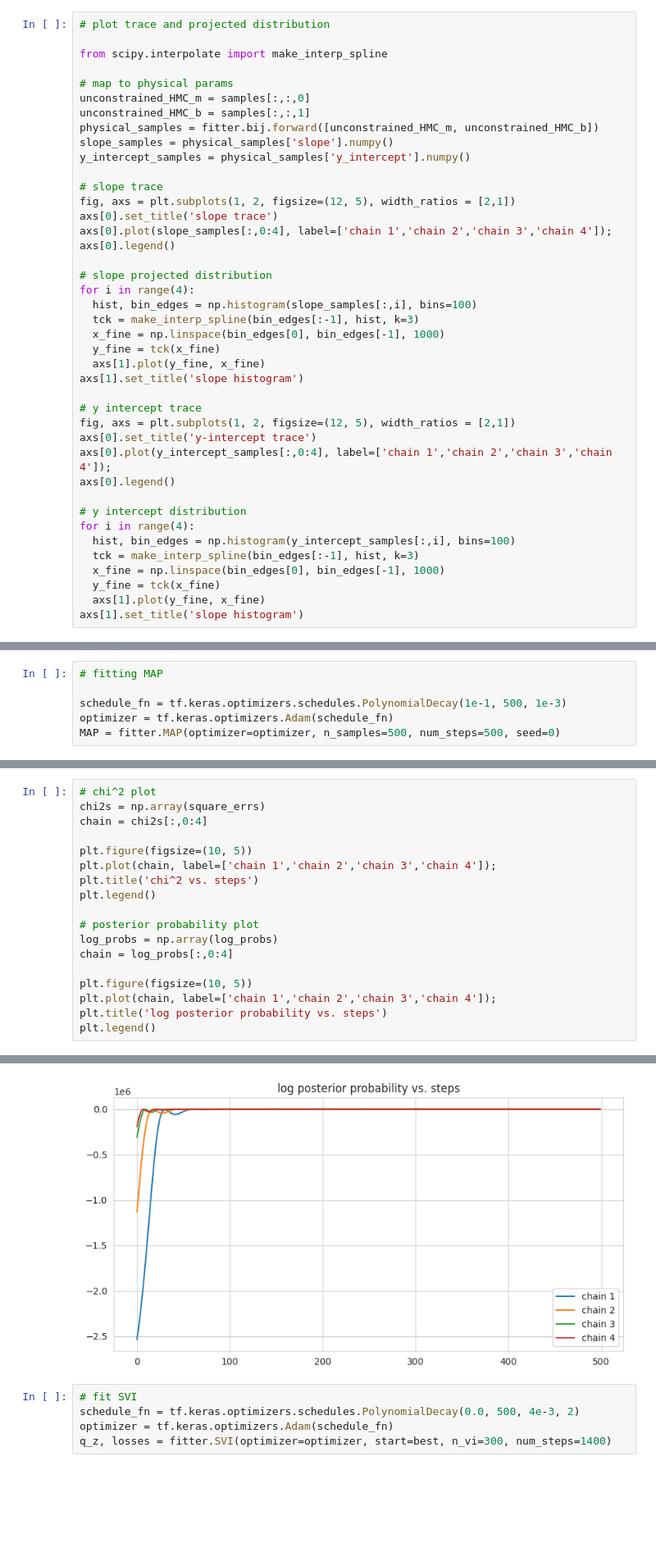
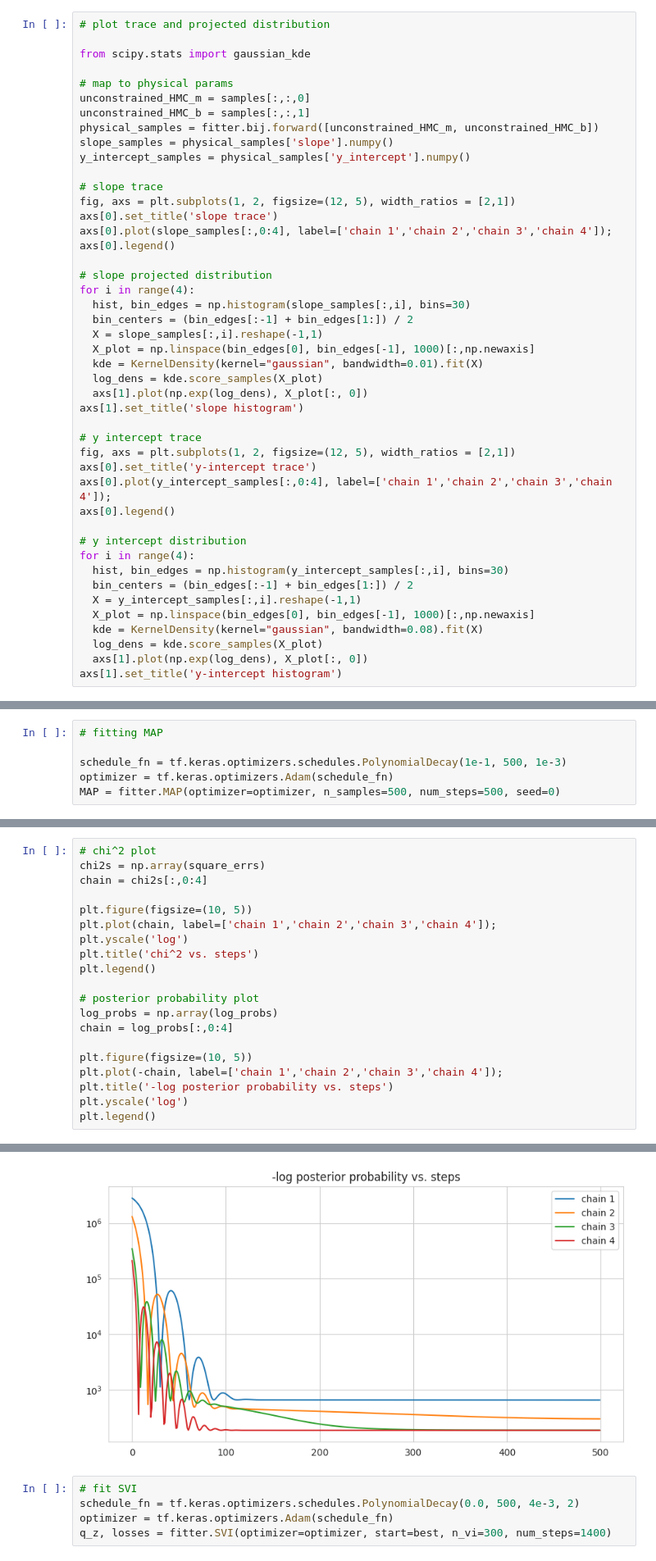
Before and after one commit to mtamar/linear_glens, a Jupyter notebook: gigalens_linefit.ipynb, the cells around one changed output, grey strips where cells are left out. Shown at 82% size. Drawn from its saved outputs; the diff is of its cells as text; blank space fills up the shorter version.

```diff
--- a/gigalens_linefit.ipynb
+++ b/gigalens_linefit.ipynb
@@ -431,7 +427,7 @@ samples, sample_stats = fitter.HMC(q_z, n_hmc=50, init_eps=0.3, init_l=3, max_le
 # %%
 # plot trace and projected distribution
 
-from scipy.interpolate import make_interp_spline
+from scipy.stats import gaussian_kde
 
 # map to physical params
 unconstrained_HMC_m = samples[:,:,0]
@@ -448,11 +444,13 @@ axs[0].legend()
 
 # slope projected distribution
 for i in range(4):
-  hist, bin_edges = np.histogram(slope_samples[:,i], bins=100)
-  tck = make_interp_spline(bin_edges[:-1], hist, k=3)
-  x_fine = np.linspace(bin_edges[0], bin_edges[-1], 1000)
-  y_fine = tck(x_fine)
-  axs[1].plot(y_fine, x_fine)
+  hist, bin_edges = np.histogram(slope_samples[:,i], bins=30)
+  bin_centers = (bin_edges[:-1] + bin_edges[1:]) / 2
+  X = slope_samples[:,i].reshape(-1,1)
+  X_plot = np.linspace(bin_edges[0], bin_edges[-1], 1000)[:,np.newaxis]
+  kde = KernelDensity(kernel="gaussian", bandwidth=0.01).fit(X)
+  log_dens = kde.score_samples(X_plot)
+  axs[1].plot(np.exp(log_dens), X_plot[:, 0])
 axs[1].set_title('slope histogram')
 
 # y intercept trace
@@ -463,10 +461,12 @@ axs[0].legend()
 
 # y intercept distribution
 for i in range(4):
-  hist, bin_edges = np.histogram(y_intercept_samples[:,i], bins=100)
-  tck = make_interp_spline(bin_edges[:-1], hist, k=3)
-  x_fine = np.linspace(bin_edges[0], bin_edges[-1], 1000)
-  y_fine = tck(x_fine)
-  axs[1].plot(y_fine, x_fine)
-axs[1].set_title('slope histogram')
+  hist, bin_edges = np.histogram(y_intercept_samples[:,i], bins=30)
+  bin_centers = (bin_edges[:-1] + bin_edges[1:]) / 2
+  X = y_intercept_samples[:,i].reshape(-1,1)
+  X_plot = np.linspace(bin_edges[0], bin_edges[-1], 1000)[:,np.newaxis]
+  kde = KernelDensity(kernel="gaussian", bandwidth=0.08).fit(X)
+  log_dens = kde.score_samples(X_plot)
+  axs[1].plot(np.exp(log_dens), X_plot[:, 0])
+axs[1].set_title('y-intercept histogram')
 # %% [output]
@@ -806,6 +803,7 @@ chain = chi2s[:,0:4]
 
 plt.figure(figsize=(10, 5))
 plt.plot(chain, label=['chain 1','chain 2','chain 3','chain 4']);
+plt.yscale('log')
 plt.title('chi^2 vs. steps')
 plt.legend()
 
@@ -814,8 +812,9 @@ log_probs = np.array(log_probs)
 chain = log_probs[:,0:4]
 
 plt.figure(figsize=(10, 5))
-plt.plot(chain, label=['chain 1','chain 2','chain 3','chain 4']);
-plt.title('log posterior probability vs. steps')
+plt.plot(-chain, label=['chain 1','chain 2','chain 3','chain 4']);
+plt.title('-log posterior probability vs. steps')
+plt.yscale('log')
 plt.legend()
 # %% [output]
 <matplotlib.legend.Legend at 0x...>
@@ -823,4 +822,4 @@ plt.legend()
-[figure, old version]
+[figure, new version]
 # %%
 # fit SVI
 schedule_fn = tf.keras.optimizers.schedules.PolynomialDecay(0.0, 500, 4e-3, 2)
```
Also changed, not shown: parts of 35 cells of this notebook.
